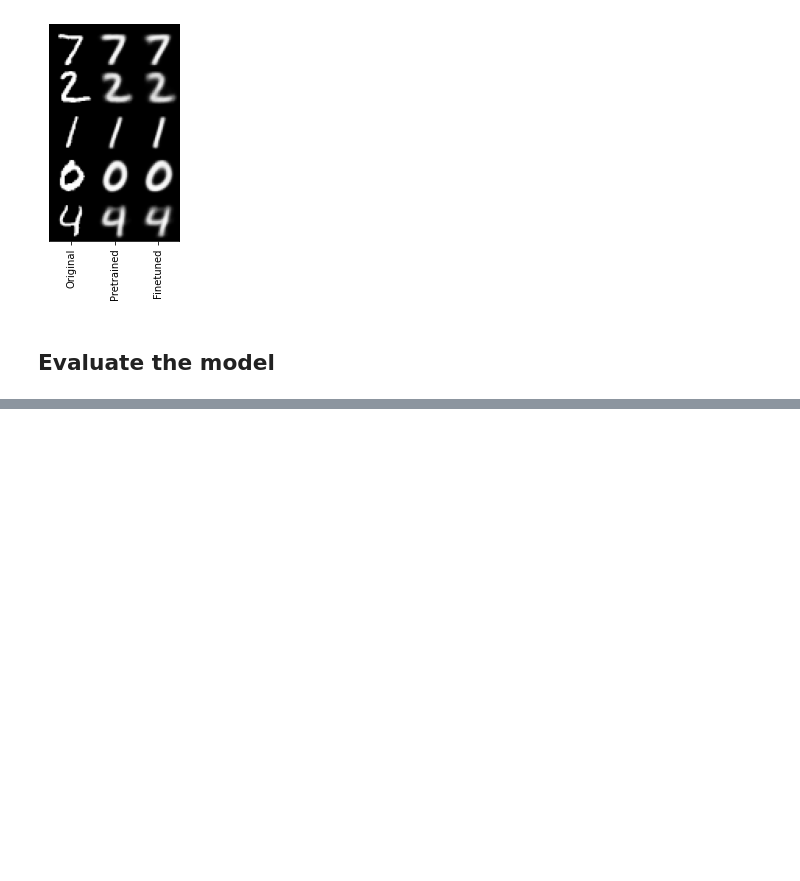
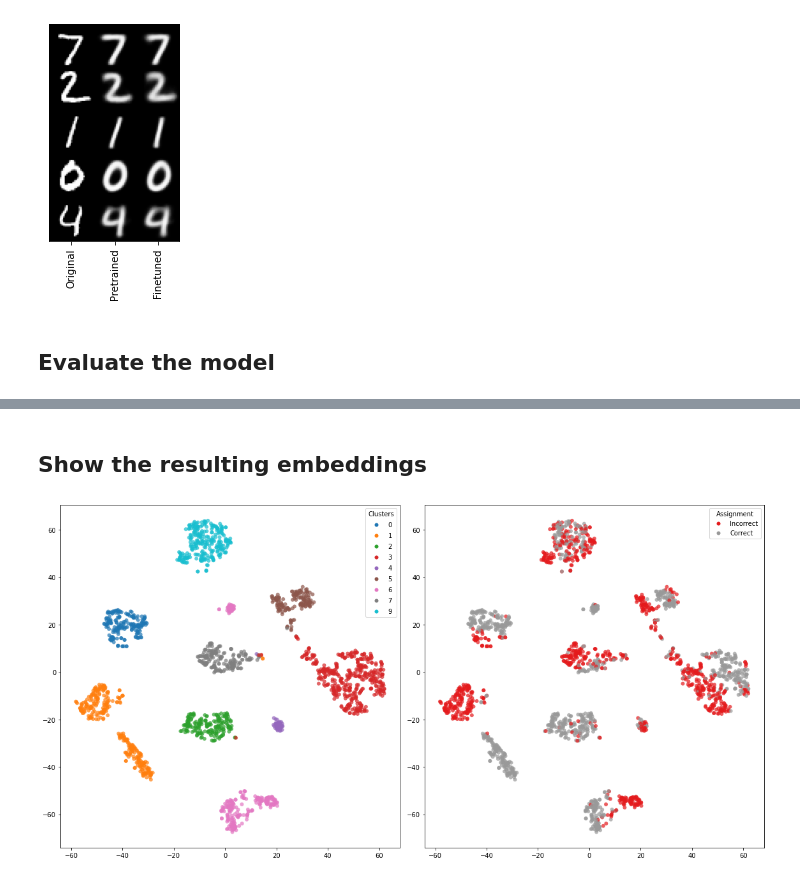
Before and after one commit to carlescn/MSc_bioinformatics_thesis, a Jupyter notebook: masters_thesis_models/vae_on_MNIST.ipynb, the cells around one changed output, grey strips where cells are left out. Saved outputs shown, nothing was run; the diff lists cells and outputs as text; code cells hidden in the pictures; blank space fills up the shorter version.

```diff
--- a/masters_thesis_models/vae_on_MNIST.ipynb
+++ b/masters_thesis_models/vae_on_MNIST.ipynb
@@ -232,0 +308,13 @@ Sil: 0.8996
+# %%
+# model_cvae.compile(optimizer=keras.optimizers.Adam())
+
+# model_cvae.fit(x_train, p,
+#                epochs=EPOCHS,
+#                batch_size=128,
+#                callbacks = callback,
+#                verbose=2,
+#               )
+
+# model_cvae.save_weights("model_weights/cvae/finetuned/cvae_gmm")
+
+model_cvae.load_weights("model_weights/cvae/finetuned/cvae_gmm")
@@ -232,0 +339,14 @@ Sil: 0.8996
+# %% [markdown]
+## Show the resulting embeddings
+# %%
+z_test = model_cvae.encode_only_mu(x_test)
+c_test = model_cvae.classify(x_test)
+
+if LATENT_DIM == 2:
+    draw_clusters_assignments(z_test, y_test, c_test)
+else:
+    tsne = TSNE(n_components=2, init='pca')
+    z_tsne = tsne.fit_transform(z_test[0:2000])
+    draw_clusters_assignments(z_tsne, y_test[0:2000], c_test[0:2000], alpha=0.7)
+# %% [output]
+[figure, added]
```
Also changed, not shown: parts of 31 cells of this notebook.
